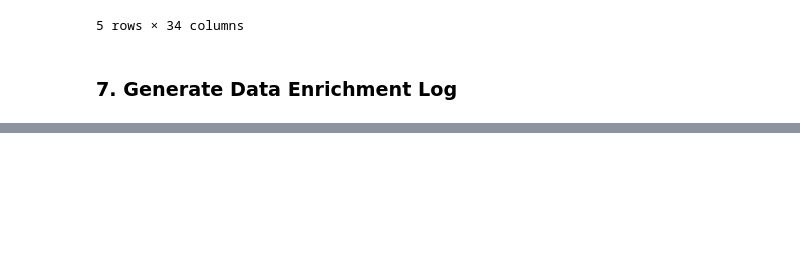
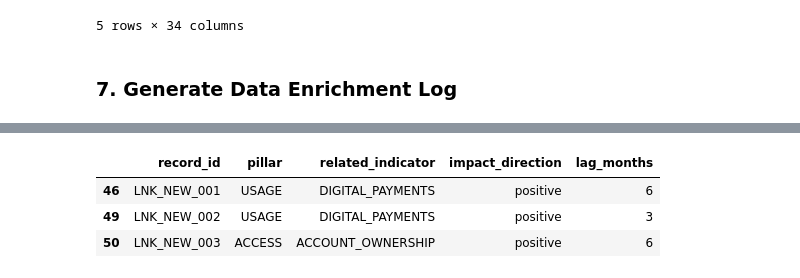
Before and after one commit to Frita123/Forecasting-Financial-Inclusion-in-Ethiopia, a Jupyter notebook: notebooks/Data-Exploration-and-Enrichment.ipynb, the cells around one changed output, grey strips where cells are left out. Cells and saved outputs as stored; diff of their text form; code cells hidden in the pictures; blank space fills up the shorter version.

```diff
--- a/notebooks/Data-Exploration-and-Enrichment.ipynb
+++ b/notebooks/Data-Exploration-and-Enrichment.ipynb
@@ -460,0 +564,7 @@ Enrichment log saved.
+# %%
+enriched[enriched["record_type"]=="impact_link"][["record_id","pillar","related_indicator","impact_direction","lag_months"]]
+# %% [output]
+|  | record_id | pillar | related_indicator | impact_direction | lag_months |
+| 46 | LNK_NEW_001 | USAGE | DIGITAL_PAYMENTS | positive | 6 |
+| 49 | LNK_NEW_002 | USAGE | DIGITAL_PAYMENTS | positive | 3 |
+| 50 | LNK_NEW_003 | ACCESS | ACCOUNT_OWNERSHIP | positive | 6 |
```
Also changed, not shown: parts of 5 cells of this notebook.
